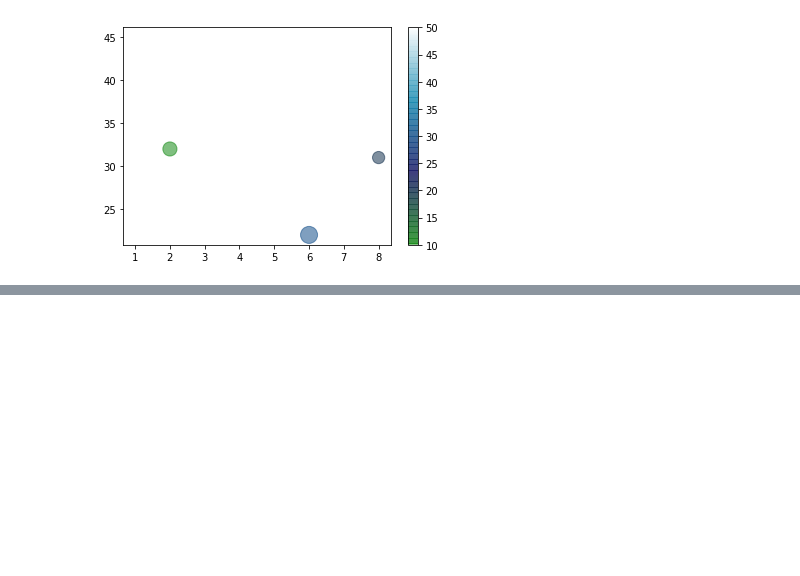
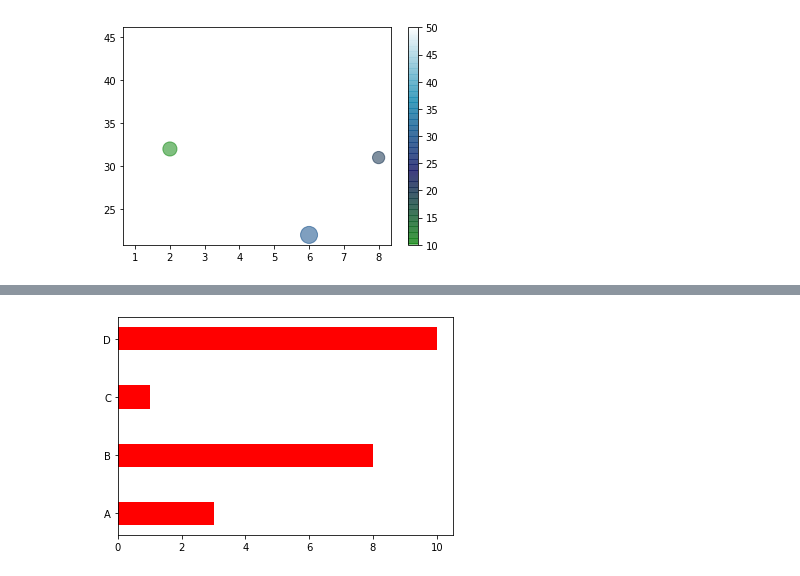
Before and after one commit to SrushtiPatel31/Python-T4, a Jupyter notebook: Ch-10.ipynb, the cells around one changed output, grey strips where cells are left out. Cells and saved outputs as stored; diff of their text form; code cells hidden in the pictures; blank space fills up the shorter version.

```diff
--- a/Ch-10.ipynb
+++ b/Ch-10.ipynb
@@ -198,0 +212,9 @@ plt.scatter(x,y,c = colors,s=size,alpha-0.5,cmap="ocean")
+# %%
+import matplotlib.pyplot as plt
+import numpy as np
+x=np.array(["A","B","C","D"])
+y=np.array([3,8,1,10])
+plt.barh(x,y,color="red",height=0.4)
+plt.show()
+# %% [output]
+[figure, added]
```
Also changed, not shown: parts of 16 cells of this notebook.
